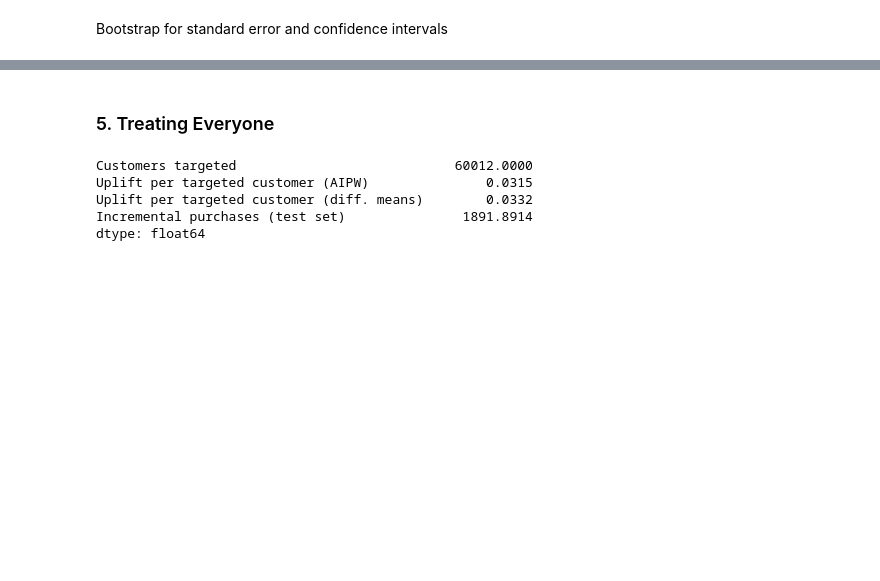
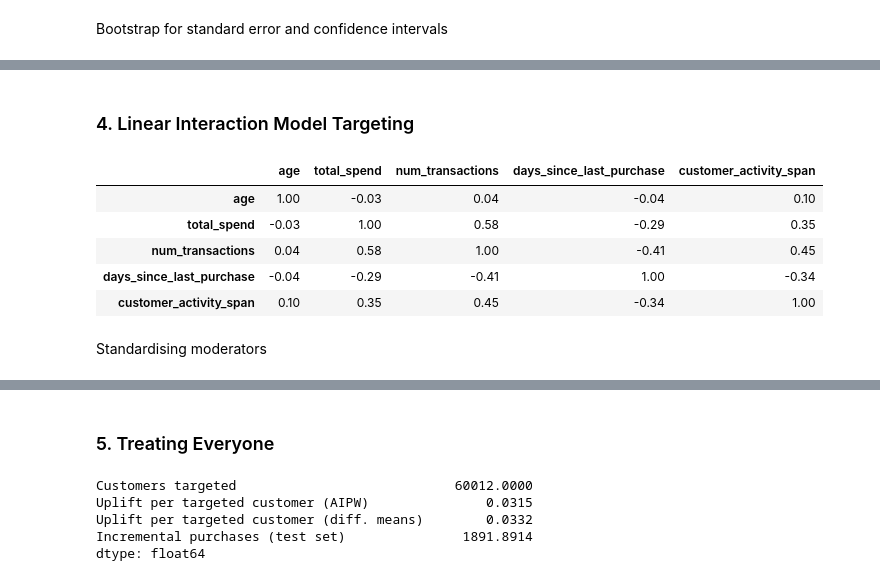
Before and after one commit to shannon-kwok/DSE4101-CausalForest-Grp2, a Jupyter notebook: notebooks/cf_targeting.ipynb, the cells around one changed output, grey strips where cells are left out. Cells and saved outputs as stored; diff of their text form; code cells hidden in the pictures; blank space fills up the shorter version.

```diff
--- a/notebooks/cf_targeting.ipynb
+++ b/notebooks/cf_targeting.ipynb
@@ -189,0 +260,24 @@ Saved to /Users/shannonkwok/Desktop/DSE4101/DSE4101-CausalForest-Grp2/data/outpu
+# %% [markdown]
+### 4. Linear Interaction Model Targeting
+# %%
+# Choosing the covariates
+moderators = [
+    "age",
+    "total_spend",
+    "num_transactions",
+    "days_since_last_purchase",
+    "customer_activity_span"
+]
+
+# Checking correlation
+corr = X_train[moderators].corr()
+display(corr.round(2))
+# %% [output]
+|  | age | total_spend | num_transactions | days_since_last_purchase | customer_activity_span |
+| age | 1.00 | -0.03 | 0.04 | -0.04 | 0.10 |
+| total_spend | -0.03 | 1.00 | 0.58 | -0.29 | 0.35 |
+| num_transactions | 0.04 | 0.58 | 1.00 | -0.41 | 0.45 |
+| days_since_last_purchase | -0.04 | -0.29 | -0.41 | 1.00 | -0.34 |
+| customer_activity_span | 0.10 | 0.35 | 0.45 | -0.34 | 1.00 |
+# %% [markdown]
+Standardising moderators
```
Also changed, not shown: parts of 21 cells of this notebook, 5 other files.
